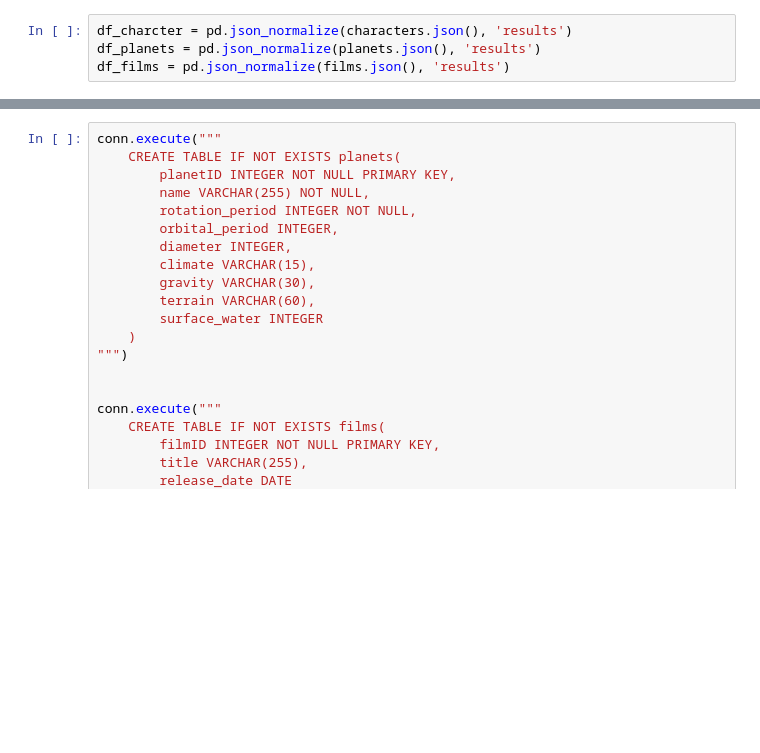
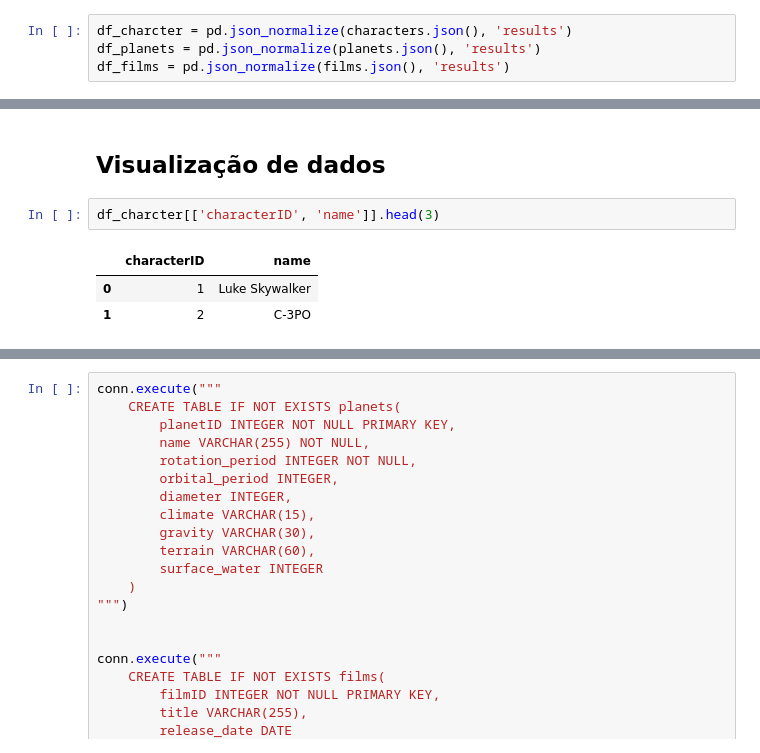
Before and after one commit to NIcknameInvalido/star_wars, a Jupyter notebook: app.ipynb, the cells around one changed output, grey strips where cells are left out. Cells and saved outputs as stored; diff of their text form; blank space fills up the shorter version.

```diff
--- a/app.ipynb
+++ b/app.ipynb
@@ -62 +55,9 @@ df_charcter.head(2)
+# %% [markdown]
+## Visualização de dados
+# %%
+df_charcter[['characterID', 'name']].head(3)
+# %% [output]
+|  | characterID | name |
+| 0 | 1 | Luke Skywalker |
+| 1 | 2 | C-3PO |
 # %%
```
Also changed, not shown: parts of 24 cells of this notebook.
